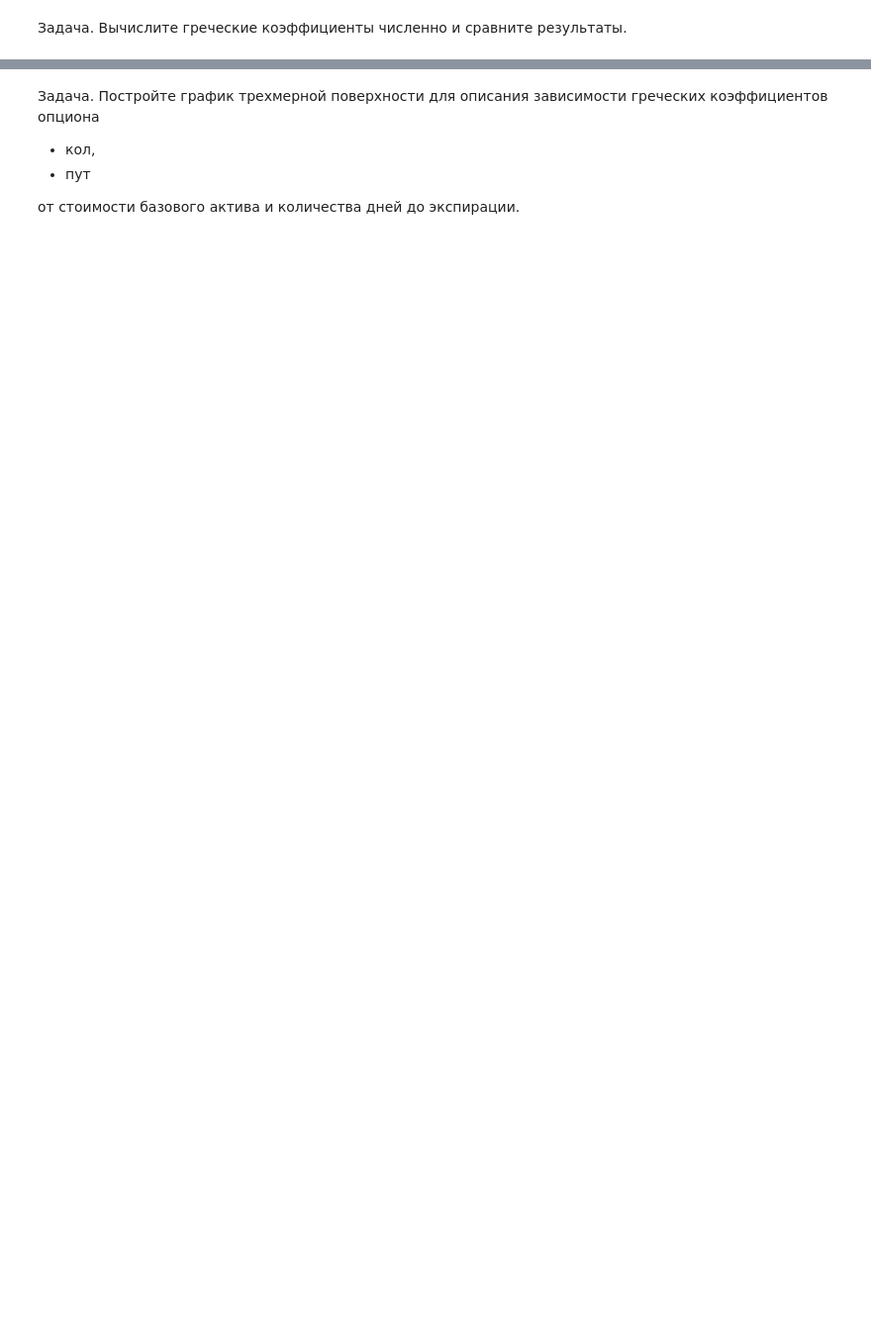
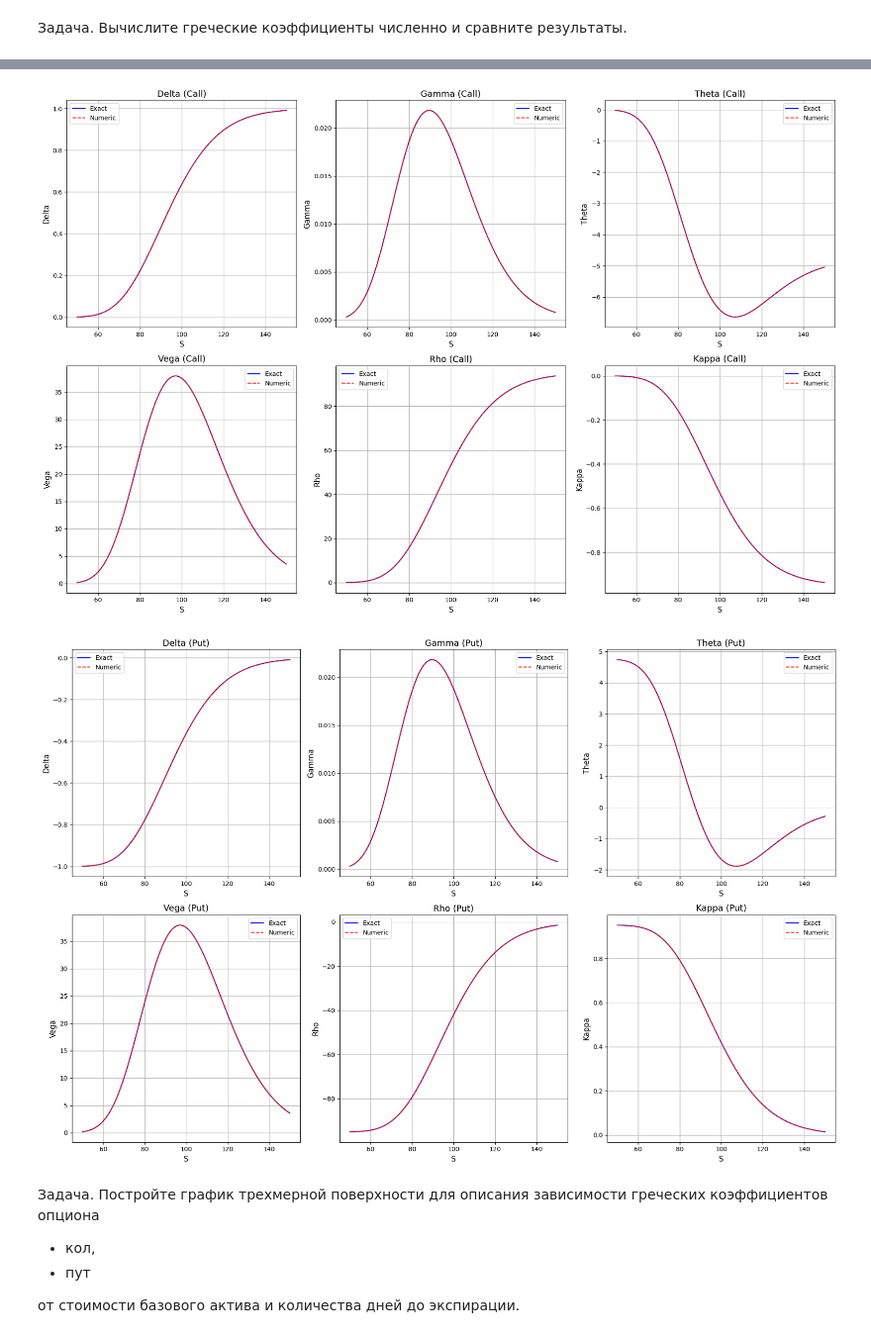
Before and after one commit to AstemirGongapshev/GSFP_2024, a Jupyter notebook: lab_1_GSFP.ipynb, the cells around one changed output, grey strips where cells are left out. Shown at 99% size. Saved outputs shown, nothing was run; the diff lists cells and outputs as text; code cells hidden in the pictures; blank space fills up the shorter version.

```diff
--- a/lab_1_GSFP.ipynb
+++ b/lab_1_GSFP.ipynb
@@ -491,9 +442,2 @@ for i, greek in enumerate(greeks):
 # %% [markdown]
 Задача. Вычислите греческие коэффициенты численно и сравните результаты.
-# %%
-S = 100
-K = 120
-T = 1
-sigma = 0.2
-r = 0.23
-q = 0.02
@@ -540,3 +444,70 @@ print(numerical_results)
+# %%
+
+def option_price(S, K, r, T, sigma, option_type):
+    d1 = (np.log(S / K) + (r + 0.5 * sigma**2) * T) / (sigma * np.sqrt(T))
+    d2 = d1 - sigma * np.sqrt(T)
+    if option_type == 'call':
+        return S * norm.cdf(d1) - K * np.exp(-r * T) * norm.cdf(d2)
+    elif option_type == 'put':
+        return K * np.exp(-r * T) * norm.cdf(-d2) - S * norm.cdf(-d1)
+
+
+def numerical_delta(S, K, r, T, sigma, option_type, h=0.001):
+    return (option_price(S + h, K, r, T, sigma, option_type) -
+            option_price(S - h, K, r, T, sigma, option_type)) / (2 * h)
+
+def numerical_gamma(S, K, r, T, sigma, option_type, h=0.001):
+    return (option_price(S + h, K, r, T, sigma, option_type) -
+            2 * option_price(S, K, r, T, sigma, option_type) +
+            option_price(S - h, K, r, T, sigma, option_type)) / (h ** 2)
+
+def numerical_vega(S, K, r, T, sigma, option_type, h=0.001):
+    return (option_price(S, K, r, T, sigma + h, option_type) -
+            option_price(S, K, r, T, sigma - h, option_type)) / (2 * h)
+
+def numerical_theta(S, K, r, T, sigma, option_type, h=0.001):
+    return (option_price(S, K, r, T - h, sigma, option_type) -
+            option_price(S, K, r, T + h, sigma, option_type)) / (2 * h)
+
+def numerical_rho(S, K, r, T, sigma, option_type, h=0.001):
+    return (option_price(S, K, r + h, T, sigma, option_type) -
+            option_price(S, K, r - h, T, sigma, option_type)) / (2 * h)
+
+def numerical_kappa(S, K, r, T, sigma, option_type, h=0.001):
+    return (option_price(S, K + h, r, T, sigma, option_type) -
+            option_price(S, K - h, r, T, sigma, option_type)) / (2 * h)
+
+
+def plot_greeks(S_range, K, r, T, sigma, option_type):
+    S_values = np.linspace(*S_range, 100)
+    greeks = {
+        'Delta': lambda S: numerical_delta(S, K, r, T, sigma, option_type),
+        'Gamma': lambda S: numerical_gamma(S, K, r, T, sigma, option_type),
+        'Theta': lambda S: numerical_theta(S, K, r, T, sigma, option_type),
+        'Vega': lambda S: numerical_vega(S, K, r, T, sigma, option_type),
+        'Rho': lambda S: numerical_rho(S, K, r, T, sigma, option_type),
+        'Kappa': lambda S: numerical_kappa(S, K, r, T, sigma, option_type),
+    }
+    fig, axs = plt.subplots(2, 3, figsize=(18, 12))
+    for ax, (name, func) in zip(axs.flat, greeks.items()):
+        exact_values = [func(S) for S in S_values]
+        numerical_values = [func(S) for S in S_values]
+        ax.plot(S_values, exact_values, label='Exact', color='blue')
+        ax.plot(S_values, numerical_values, '--', label='Numeric', color='red')
+        ax.set_title(f"{name} ({option_type.capitalize()})", fontsize=14)
+        ax.set_xlabel("S", fontsize=12)
+        ax.set_ylabel(name, fontsize=12)
+        ax.legend(fontsize=10)
+        ax.grid(True)
+    plt.tight_layout()
+    plt.show()
+
+
+plot_greeks((50, 150), 100, 0.05, 1, 0.2, 'call')
+plot_greeks((50, 150), 100, 0.05, 1, 0.2, 'put')
+# %% [output]
+[figure, added]
+[figure, added]
 # %% [markdown]
 Задача. Постройте график трехмерной поверхности для описания зависимости греческих коэффициентов опциона
 *   кол,
```
Also changed, not shown: parts of 16 cells of this notebook.
